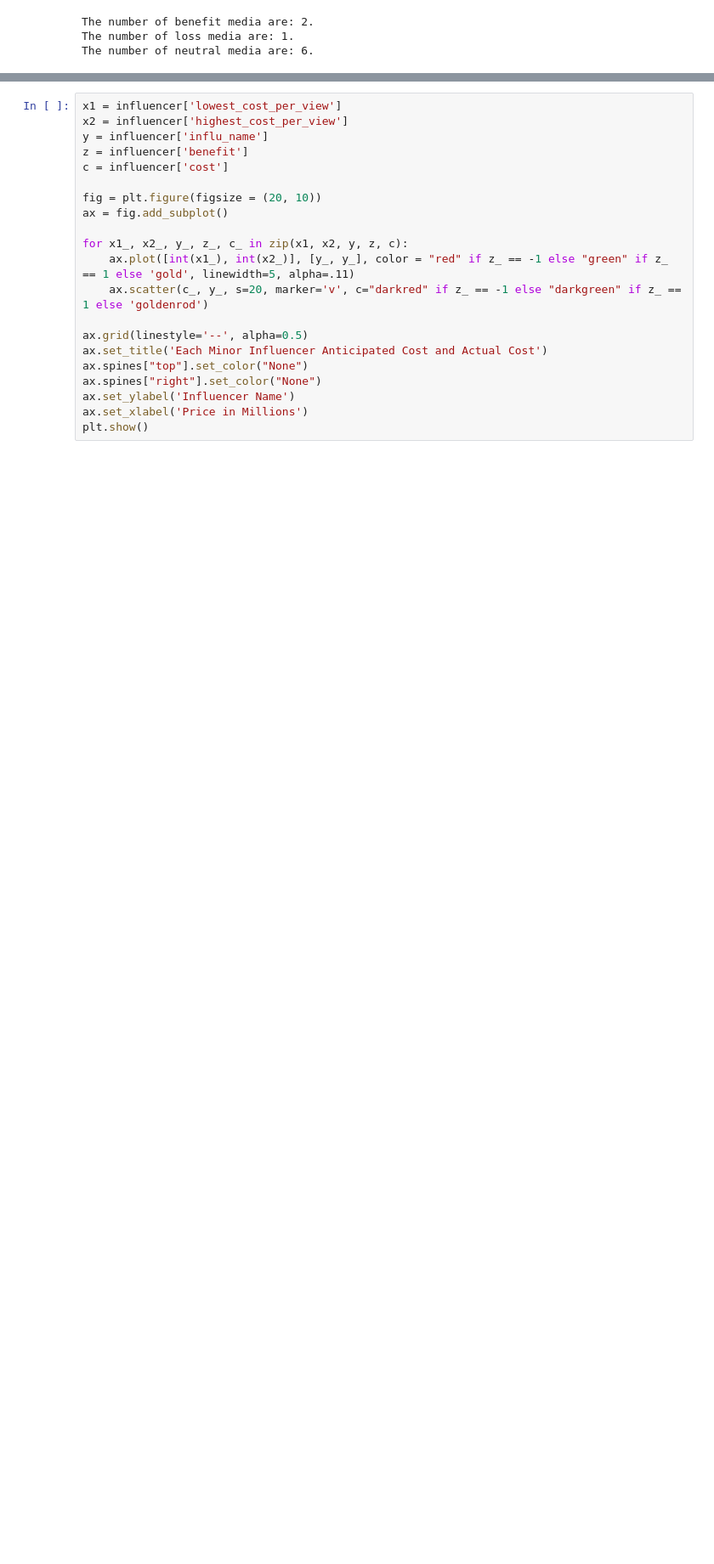
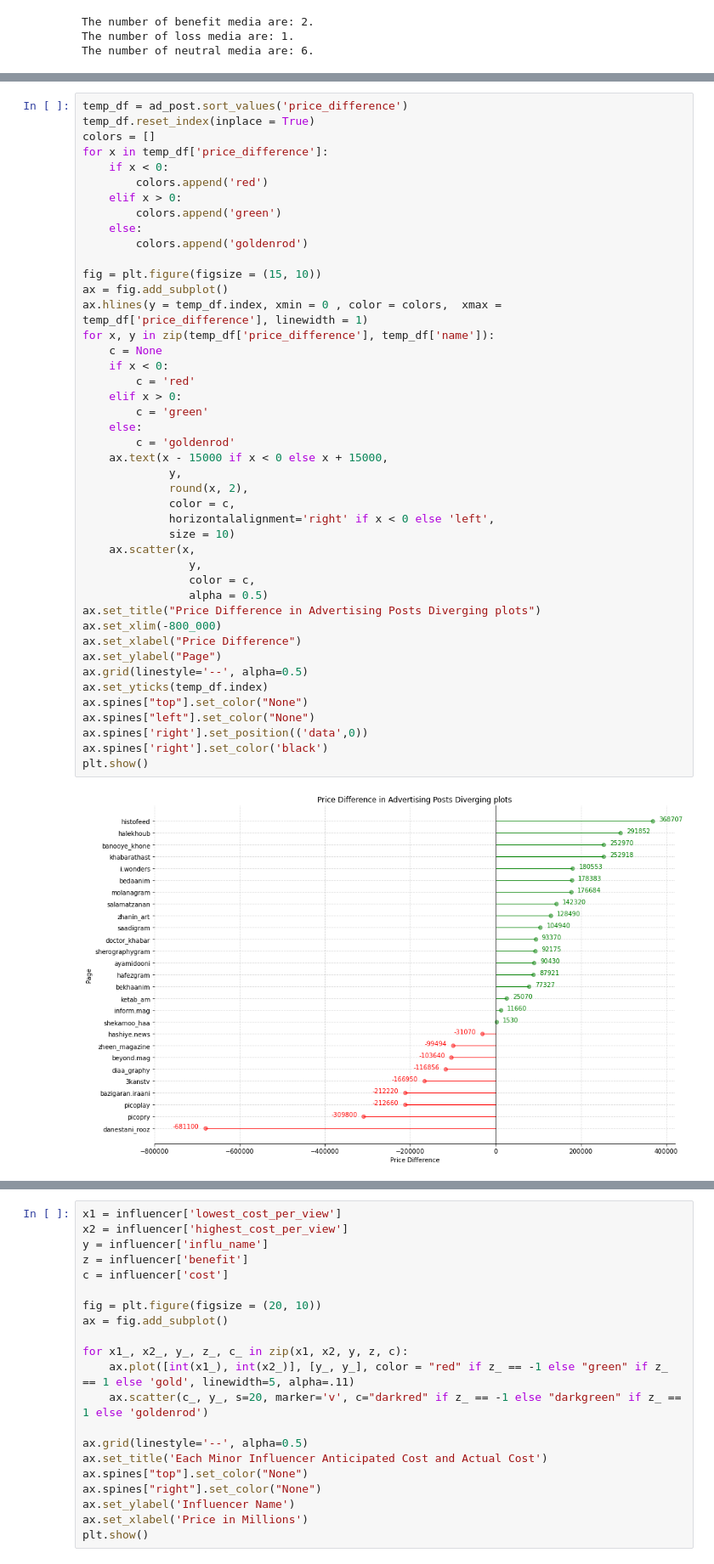
Before and after one commit to SimplyRamin/Pull-Up-Campaign-Analysis, a Jupyter notebook: Main.ipynb, the cells around one changed output, grey strips where cells are left out. Shown at 85% size. Drawn from its saved outputs; the diff is of its cells as text; blank space fills up the shorter version.

Commit message:
finishing up data exploration phase

```diff
--- a/Main.ipynb
+++ b/Main.ipynb
@@ -430,0 +434,46 @@ The number of neutral media are: 6.
+# %%
+temp_df = ad_post.sort_values('price_difference')
+temp_df.reset_index(inplace = True)
+colors = []
+for x in temp_df['price_difference']:
+    if x < 0:
+        colors.append('red')
+    elif x > 0:
+        colors.append('green')
+    else:
+        colors.append('goldenrod')
+
+fig = plt.figure(figsize = (15, 10))
+ax = fig.add_subplot()
+ax.hlines(y = temp_df.index, xmin = 0 , color = colors,  xmax = temp_df['price_difference'], linewidth = 1)
+for x, y in zip(temp_df['price_difference'], temp_df['name']):
+    c = None
+    if x < 0:
+        c = 'red'
+    elif x > 0:
+        c = 'green'
+    else:
+        c = 'goldenrod'
+    ax.text(x - 15000 if x < 0 else x + 15000,
+             y,
+             round(x, 2),
+             color = c,
+             horizontalalignment='right' if x < 0 else 'left',
+             size = 10)
+    ax.scatter(x,
+                y,
+                color = c,
+                alpha = 0.5)
+ax.set_title("Price Difference in Advertising Posts Diverging plots")
+ax.set_xlim(-800_000)
+ax.set_xlabel("Price Difference")
+ax.set_ylabel("Page")
+ax.grid(linestyle='--', alpha=0.5)
+ax.set_yticks(temp_df.index)
+ax.spines["top"].set_color("None")
+ax.spines["left"].set_color("None")
+ax.spines['right'].set_position(('data',0))
+ax.spines['right'].set_color('black')
+plt.show()
+# %% [output]
+[figure, added]
```
Also changed, not shown: parts of 15 cells of this notebook, 3 other files.
